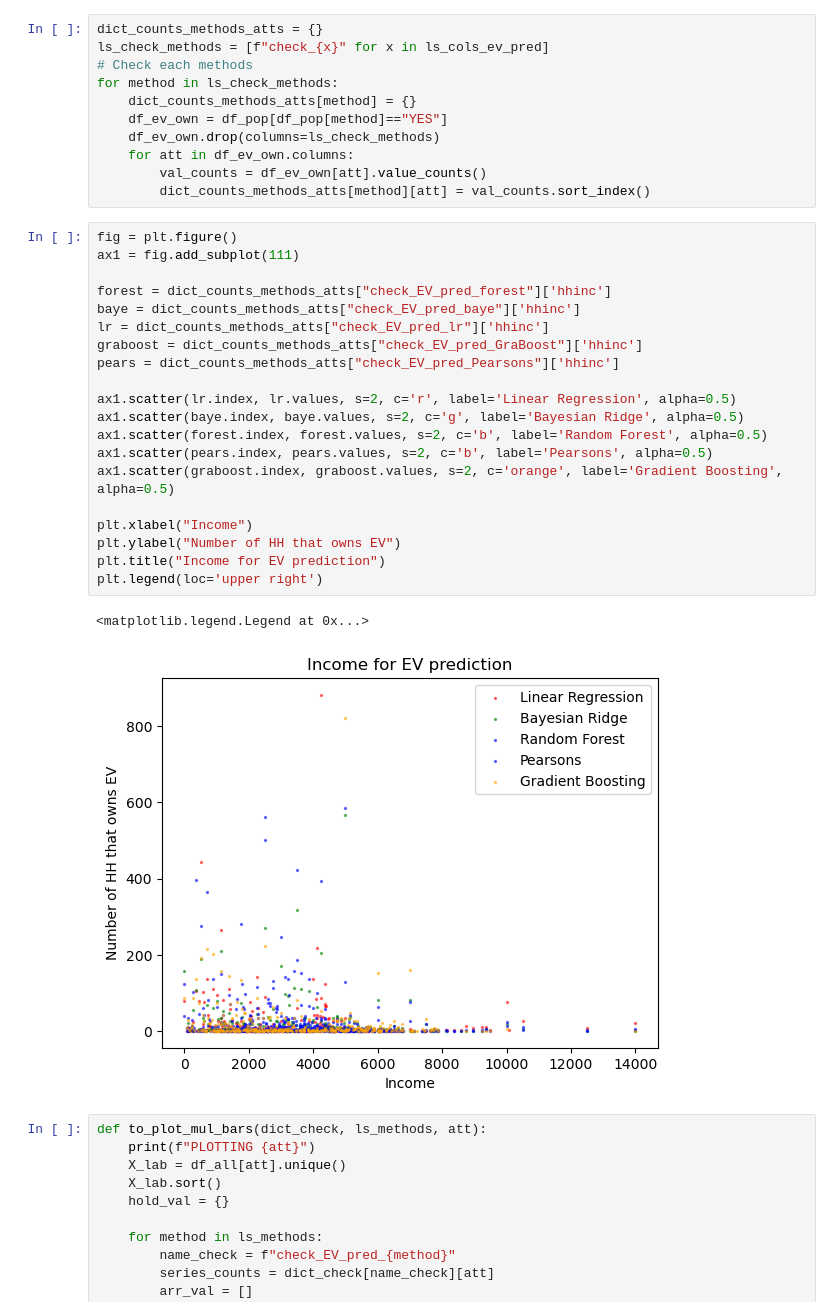
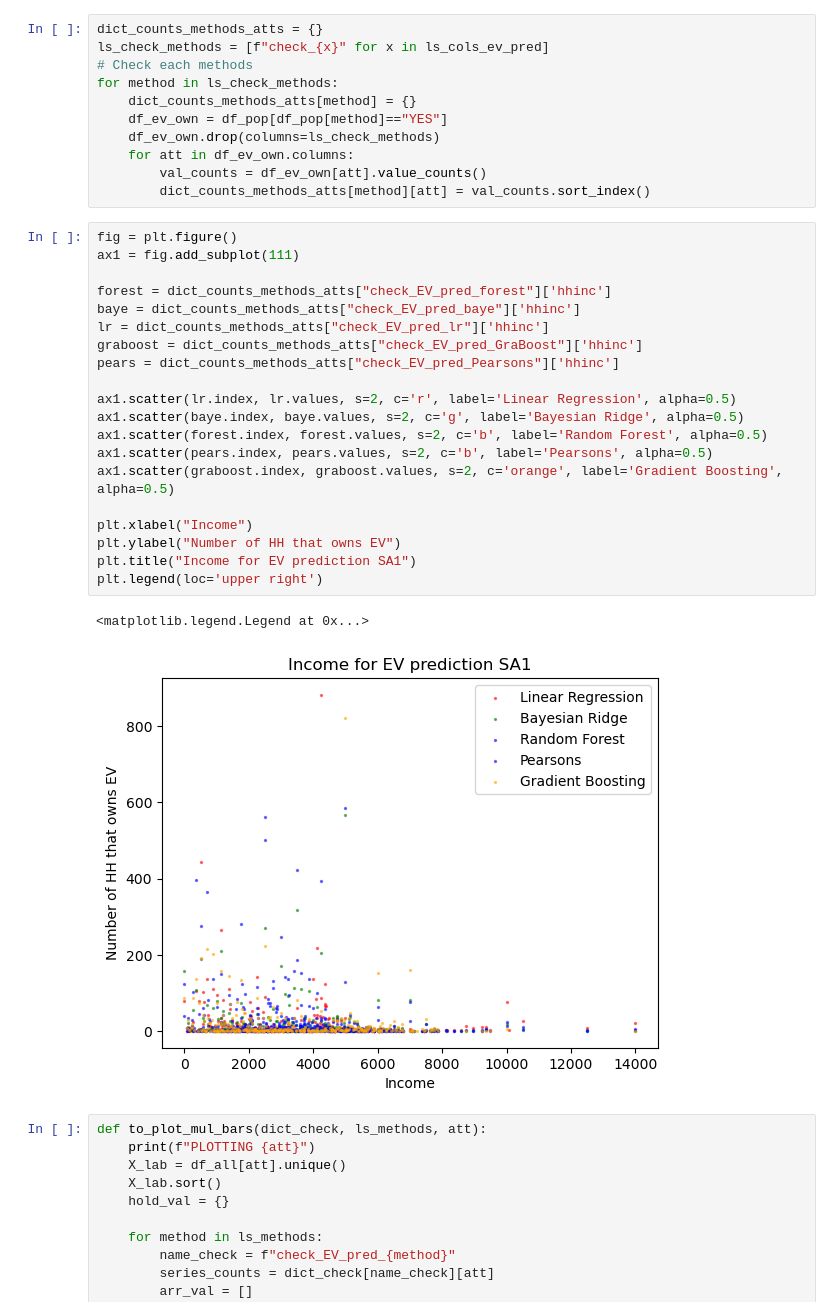
Before and after one commit to bobkatla/rhea, a Jupyter notebook: feature_select/run_analysis_sa1.ipynb, the cells around one changed output. Saved outputs shown, nothing was run; the diff lists cells and outputs as text.

```diff
--- a/feature_select/run_analysis_sa1.ipynb
+++ b/feature_select/run_analysis_sa1.ipynb
@@ -226,26 +226,26 @@ for method in ls_check_methods:
 # %%
 fig = plt.figure()
 ax1 = fig.add_subplot(111)
 
 forest = dict_counts_methods_atts["check_EV_pred_forest"]['hhinc']
 baye = dict_counts_methods_atts["check_EV_pred_baye"]['hhinc']
 lr = dict_counts_methods_atts["check_EV_pred_lr"]['hhinc']
 graboost = dict_counts_methods_atts["check_EV_pred_GraBoost"]['hhinc']
 pears = dict_counts_methods_atts["check_EV_pred_Pearsons"]['hhinc']
 
 ax1.scatter(lr.index, lr.values, s=2, c='r', label='Linear Regression', alpha=0.5)
 ax1.scatter(baye.index, baye.values, s=2, c='g', label='Bayesian Ridge', alpha=0.5)
 ax1.scatter(forest.index, forest.values, s=2, c='b', label='Random Forest', alpha=0.5)
 ax1.scatter(pears.index, pears.values, s=2, c='b', label='Pearsons', alpha=0.5)
 ax1.scatter(graboost.index, graboost.values, s=2, c='orange', label='Gradient Boosting', alpha=0.5)
 
 plt.xlabel("Income")
 plt.ylabel("Number of HH that owns EV")
-plt.title("Income for EV prediction")
+plt.title("Income for EV prediction SA1")
 plt.legend(loc='upper right')
 # %% [output]
 <matplotlib.legend.Legend at 0x...>
-[figure, old version]
+[figure, new version]
 # %%
 def to_plot_mul_bars(dict_check, ls_methods, att):
     print(f"PLOTTING {att}")
```
Also changed, not shown: parts of 1 cell of this notebook, 1 other file.
